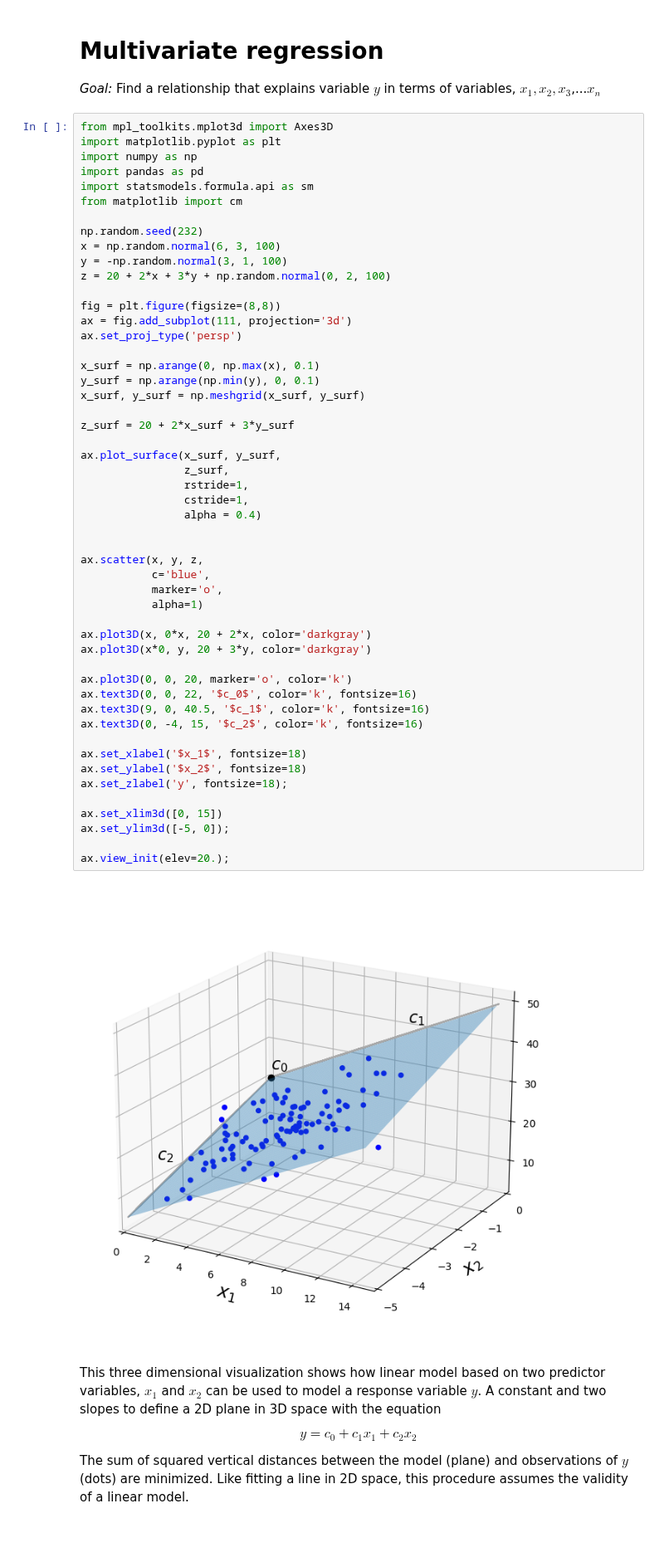
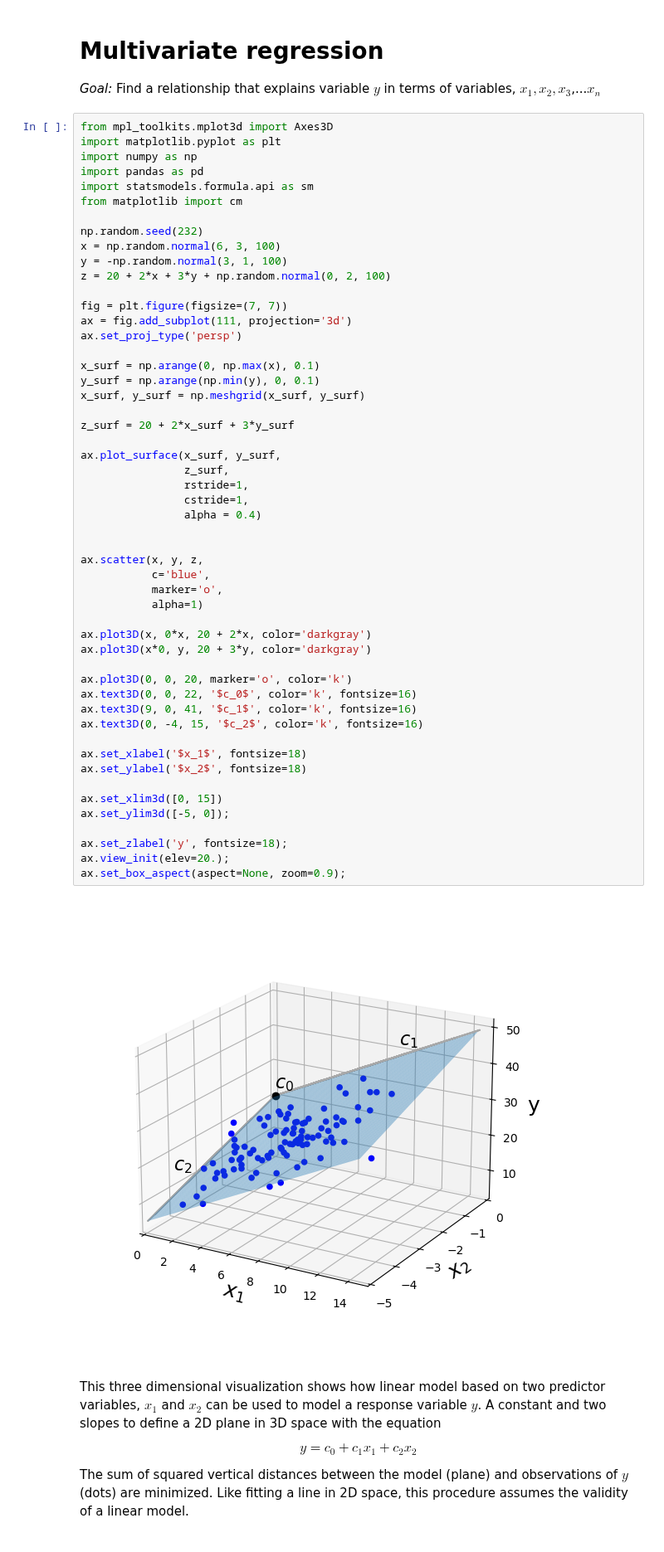
Before and after one commit to tompc35/data_marine_science, a Jupyter notebook: _build/jupyter_execute/2-06-multivariate-regression.ipynb, the cells around one changed output. Shown at 83% size. Drawn from its saved outputs; the diff is of its cells as text.

```diff
--- a/_build/jupyter_execute/2-06-multivariate-regression.ipynb
+++ b/_build/jupyter_execute/2-06-multivariate-regression.ipynb
@@ -15,7 +15,7 @@ x = np.random.normal(6, 3, 100)
 y = -np.random.normal(3, 1, 100)
 z = 20 + 2*x + 3*y + np.random.normal(0, 2, 100)
 
-fig = plt.figure(figsize=(8,8))
+fig = plt.figure(figsize=(7, 7))
 ax = fig.add_subplot(111, projection='3d')
 ax.set_proj_type('persp')
 
@@ -25,36 +25,37 @@ x_surf, y_surf = np.meshgrid(x_surf, y_surf)
 
 z_surf = 20 + 2*x_surf + 3*y_surf
 
 ax.plot_surface(x_surf, y_surf,
                 z_surf,
                 rstride=1,
                 cstride=1,
                 alpha = 0.4)
 
 
 ax.scatter(x, y, z,
            c='blue',
            marker='o',
            alpha=1)
 
 ax.plot3D(x, 0*x, 20 + 2*x, color='darkgray')
 ax.plot3D(x*0, y, 20 + 3*y, color='darkgray')
 
 ax.plot3D(0, 0, 20, marker='o', color='k')
 ax.text3D(0, 0, 22, '$c_0$', color='k', fontsize=16)
-ax.text3D(9, 0, 40.5, '$c_1$', color='k', fontsize=16)
+ax.text3D(9, 0, 41, '$c_1$', color='k', fontsize=16)
 ax.text3D(0, -4, 15, '$c_2$', color='k', fontsize=16)
 
 ax.set_xlabel('$x_1$', fontsize=18)
 ax.set_ylabel('$x_2$', fontsize=18)
-ax.set_zlabel('y', fontsize=18);
 
 ax.set_xlim3d([0, 15])
 ax.set_ylim3d([-5, 0]);
 
+ax.set_zlabel('y', fontsize=18);
 ax.view_init(elev=20.);
+ax.set_box_aspect(aspect=None, zoom=0.9);
 # %% [output]
-[figure, old version]
+[figure, new version]
 # %% [markdown]
 This three dimensional visualization shows how linear model based on two predictor variables, $x_1$ and $x_2$ can be used to model a response variable $y$. A constant and two slopes to define a 2D plane in 3D space with the equation
 
```
Also changed, not shown: 13 other files.
